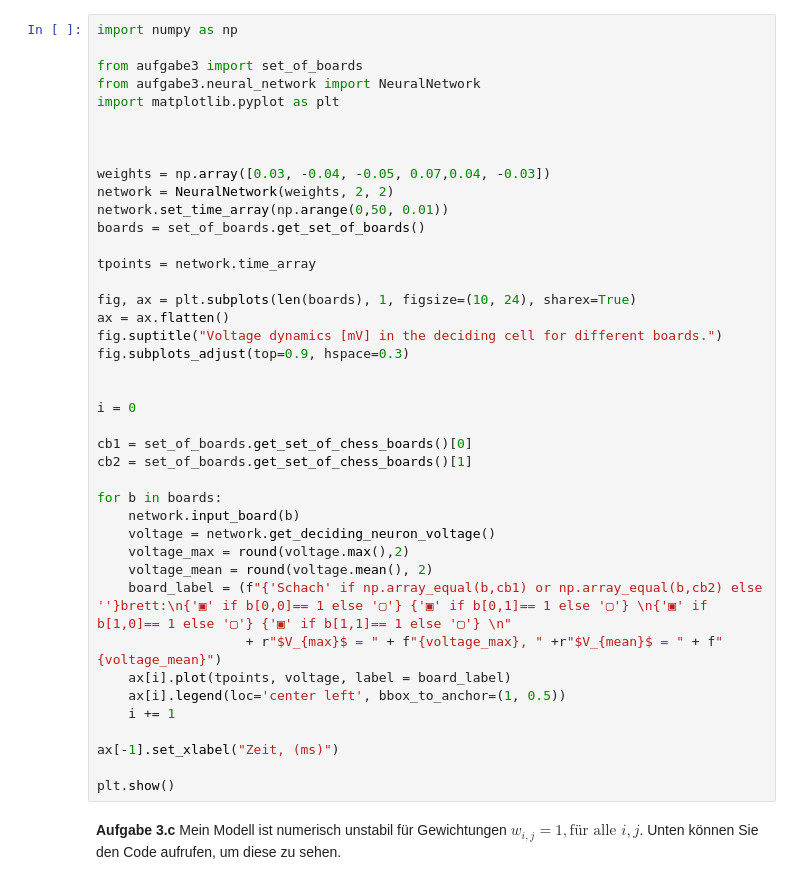
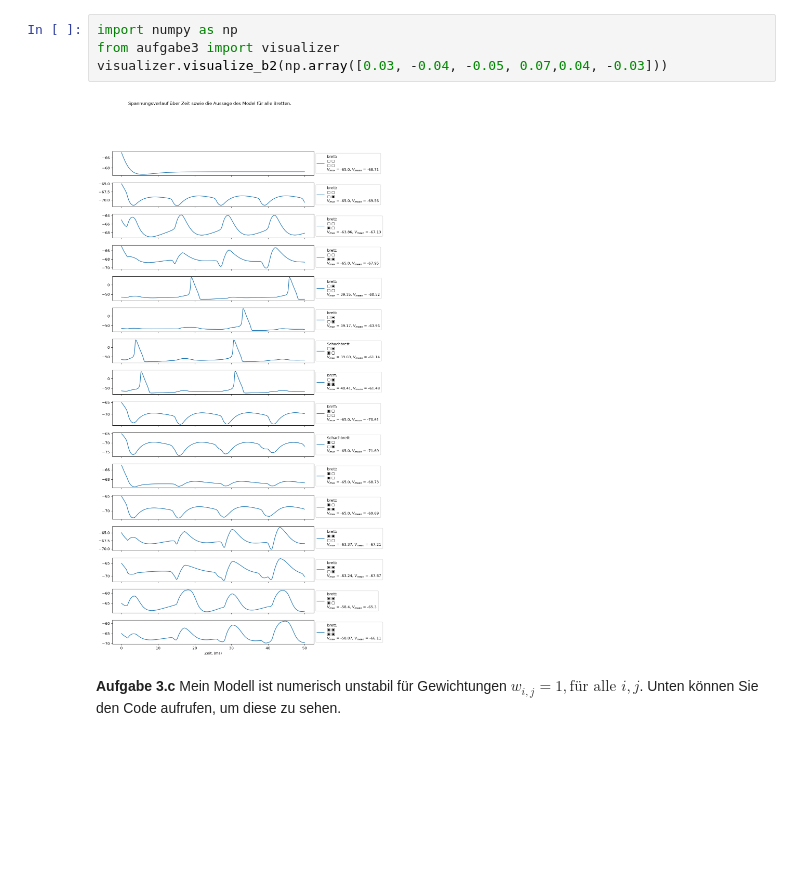
Before and after one commit to Isomorphic13/neuronensimulation, a Jupyter notebook: aufgabe3/notebook/neuronales_netz.ipynb, the cells around one changed output. Cells and saved outputs as stored; diff of their text form; blank space fills up the shorter version.

```diff
--- a/aufgabe3/notebook/neuronales_netz.ipynb
+++ b/aufgabe3/notebook/neuronales_netz.ipynb
@@ -156,45 +71,10 @@ $$
 In der nächsten Zelle ist Verlauf der Spannung mit manuell gewählte Gewichtungen für alle möglichen Pixelgitter der Größe 2x2. Man sieht, dass manche Signale die Schwelle $V = 0$ überschreiten. Unser Ziel ist einem ML-Algorith solche Gewichtungen finden, sodass Spannung von Schachbrettinputs diese Schwelle überschreit und für den Rest nicht.
 # %%
 import numpy as np
-
-from aufgabe3 import set_of_boards
-from aufgabe3.neural_network import NeuralNetwork
-import matplotlib.pyplot as plt
-
-
-
-weights = np.array([0.03, -0.04, -0.05, 0.07,0.04, -0.03])
-network = NeuralNetwork(weights, 2, 2)
-network.set_time_array(np.arange(0,50, 0.01))
-boards = set_of_boards.get_set_of_boards()
-
-tpoints = network.time_array
-
-fig, ax = plt.subplots(len(boards), 1, figsize=(10, 24), sharex=True)
-ax = ax.flatten()
-fig.suptitle("Voltage dynamics [mV] in the deciding cell for different boards.")
-fig.subplots_adjust(top=0.9, hspace=0.3)
-
-
-i = 0
-
-cb1 = set_of_boards.get_set_of_chess_boards()[0]
-cb2 = set_of_boards.get_set_of_chess_boards()[1]
-
-for b in boards:
-    network.input_board(b)
-    voltage = network.get_deciding_neuron_voltage()
-    voltage_max = round(voltage.max(),2)
-    voltage_mean = round(voltage.mean(), 2)
-    board_label = (f"{'Schach' if np.array_equal(b,cb1) or np.array_equal(b,cb2) else ''}brett:\n{'▣' if b[0,0]== 1 else '▢'} {'▣' if b[0,1]== 1 else '▢'} \n{'▣' if b[1,0]== 1 else '▢'} {'▣' if b[1,1]== 1 else '▢'} \n"
-                   + r"$V_{max}$ = " + f"{voltage_max}, " +r"$V_{mean}$ = " + f"{voltage_mean}")
-    ax[i].plot(tpoints, voltage, label = board_label)
-    ax[i].legend(loc='center left', bbox_to_anchor=(1, 0.5))
-    i += 1
-
-ax[-1].set_xlabel("Zeit, (ms)")
-
-plt.show()
+from aufgabe3 import visualizer
+visualizer.visualize_b2(np.array([0.03, -0.04, -0.05, 0.07,0.04, -0.03]))
+# %% [output]
+[figure, added]
 # %% [markdown]
 **Aufgabe 3.c**
 Mein Modell ist numerisch unstabil für Gewichtungen $w_{i,j} = 1, \text{für alle } i,j$. Unten können Sie den Code aufrufen, um diese zu sehen.
```
Also changed, not shown: parts of 11 cells of this notebook, 10 other files.
